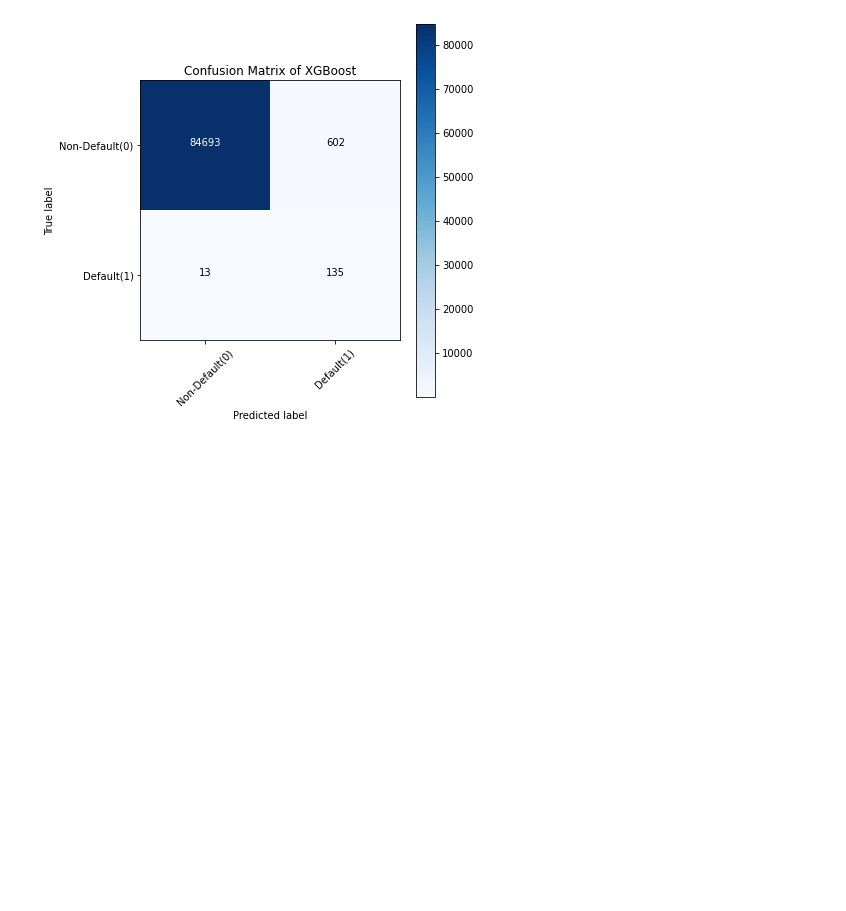
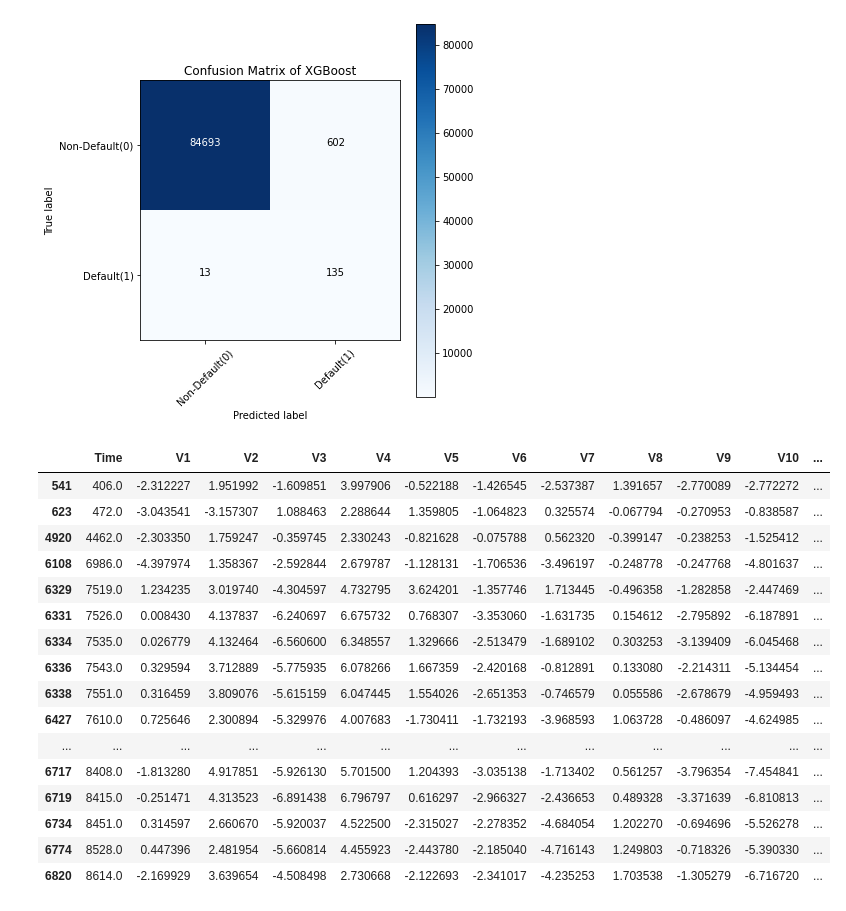
Before and after one commit to jithesh9539/Credit_Card_Fraud_Detection, a Jupyter notebook: Credit_Card_Fraud_Detection.ipynb, the cells around one changed output. Saved outputs shown, nothing was run; the diff lists cells and outputs as text; code cells hidden in the pictures; blank space fills up the shorter version.

```diff
--- a/Credit_Card_Fraud_Detection.ipynb
+++ b/Credit_Card_Fraud_Detection.ipynb
@@ -286,3 +286,24 @@ import pickle
 pickle.dump(xgb, open('xgg_model.pkl','wb'))
 pickle.dump(knn, open('knn_model.pkl','wb'))
 pickle.dump(tree_model, open('tree_model.pkl','wb'))
+# %%
+Fraud_Transaction=credit_data[credit_data.Class==1]
+Fraud_Transaction.head(20)
+# %% [output]
+|  | Time | V1 | V2 | V3 | V4 | V5 | V6 | V7 | V8 | V9 | V10 | ... |
+| 541 | 406.0 | -2.312227 | 1.951992 | -1.609851 | 3.997906 | -0.522188 | -1.426545 | -2.537387 | 1.391657 | -2.770089 | -2.772272 | ... |
+| 623 | 472.0 | -3.043541 | -3.157307 | 1.088463 | 2.288644 | 1.359805 | -1.064823 | 0.325574 | -0.067794 | -0.270953 | -0.838587 | ... |
+| 4920 | 4462.0 | -2.303350 | 1.759247 | -0.359745 | 2.330243 | -0.821628 | -0.075788 | 0.562320 | -0.399147 | -0.238253 | -1.525412 | ... |
+| 6108 | 6986.0 | -4.397974 | 1.358367 | -2.592844 | 2.679787 | -1.128131 | -1.706536 | -3.496197 | -0.248778 | -0.247768 | -4.801637 | ... |
+| 6329 | 7519.0 | 1.234235 | 3.019740 | -4.304597 | 4.732795 | 3.624201 | -1.357746 | 1.713445 | -0.496358 | -1.282858 | -2.447469 | ... |
+| 6331 | 7526.0 | 0.008430 | 4.137837 | -6.240697 | 6.675732 | 0.768307 | -3.353060 | -1.631735 | 0.154612 | -2.795892 | -6.187891 | ... |
+| 6334 | 7535.0 | 0.026779 | 4.132464 | -6.560600 | 6.348557 | 1.329666 | -2.513479 | -1.689102 | 0.303253 | -3.139409 | -6.045468 | ... |
+| 6336 | 7543.0 | 0.329594 | 3.712889 | -5.775935 | 6.078266 | 1.667359 | -2.420168 | -0.812891 | 0.133080 | -2.214311 | -5.134454 | ... |
+| 6338 | 7551.0 | 0.316459 | 3.809076 | -5.615159 | 6.047445 | 1.554026 | -2.651353 | -0.746579 | 0.055586 | -2.678679 | -4.959493 | ... |
+| 6427 | 7610.0 | 0.725646 | 2.300894 | -5.329976 | 4.007683 | -1.730411 | -1.732193 | -3.968593 | 1.063728 | -0.486097 | -4.624985 | ... |
+| ... | ... | ... | ... | ... | ... | ... | ... | ... | ... | ... | ... | ... |
+| 6717 | 8408.0 | -1.813280 | 4.917851 | -5.926130 | 5.701500 | 1.204393 | -3.035138 | -1.713402 | 0.561257 | -3.796354 | -7.454841 | ... |
+| 6719 | 8415.0 | -0.251471 | 4.313523 | -6.891438 | 6.796797 | 0.616297 | -2.966327 | -2.436653 | 0.489328 | -3.371639 | -6.810813 | ... |
+| 6734 | 8451.0 | 0.314597 | 2.660670 | -5.920037 | 4.522500 | -2.315027 | -2.278352 | -4.684054 | 1.202270 | -0.694696 | -5.526278 | ... |
+| 6774 | 8528.0 | 0.447396 | 2.481954 | -5.660814 | 4.455923 | -2.443780 | -2.185040 | -4.716143 | 1.249803 | -0.718326 | -5.390330 | ... |
+| 6820 | 8614.0 | -2.169929 | 3.639654 | -4.508498 | 2.730668 | -2.122693 | -2.341017 | -4.235253 | 1.703538 | -1.305279 | -6.716720 | ... |
```
Also changed, not shown: parts of 1 cell of this notebook.
